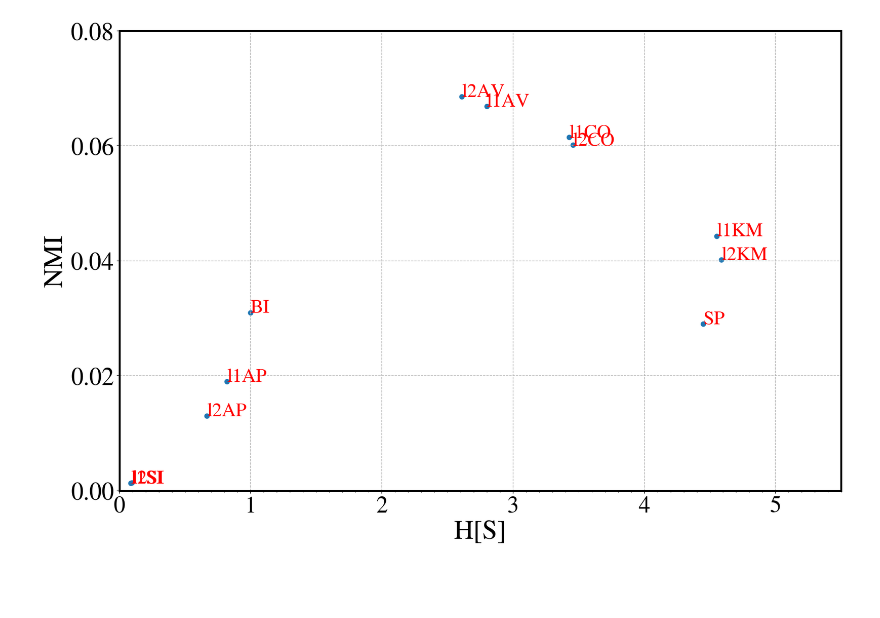
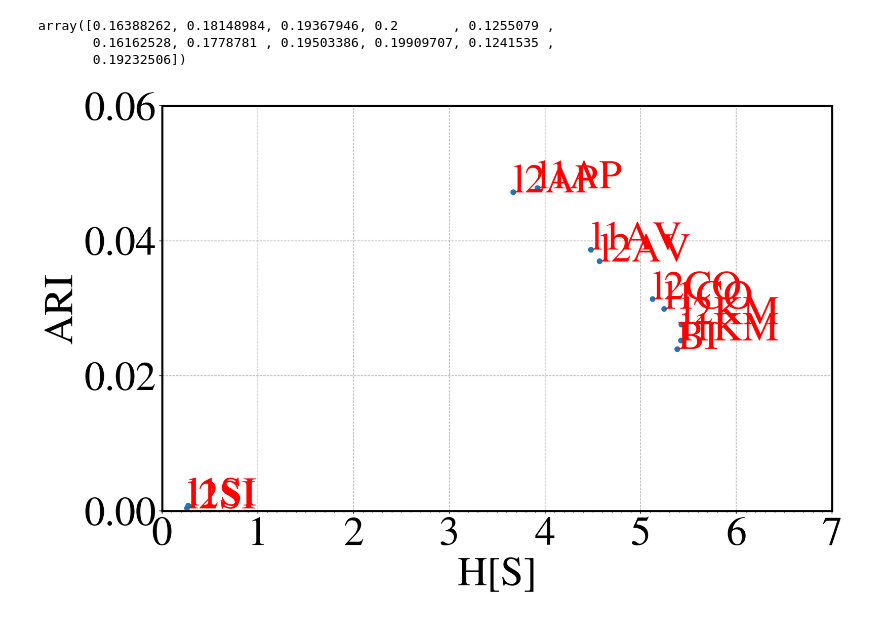
Before and after one commit to Sandipan99/Ranking_cluster_algorithms, a Jupyter notebook: Plot.ipynb, the cells around one changed output. Drawn from its saved outputs; the diff is of its cells as text; code cells hidden in the pictures; blank space fills up the shorter version.

```diff
--- a/Plot.ipynb
+++ b/Plot.ipynb
@@ -7,18 +7,18 @@ import matplotlib as mpl
 %matplotlib inline
 %config InlineBackend.figure_format = 'retina'
 # %%
-mpl.rcParams['xtick.labelsize'] = 30
-mpl.rcParams['ytick.labelsize'] = 32
-mpl.rcParams['font.size'] = 20
+mpl.rcParams['xtick.labelsize'] = 50
+mpl.rcParams['ytick.labelsize'] = 50
+mpl.rcParams['font.size'] = 50
 mpl.rcParams['figure.figsize'] =  15,10
-mpl.rcParams['axes.labelsize'] = 35
+mpl.rcParams['axes.labelsize'] = 50
 mpl.rcParams['mathtext.fontset'] = 'stix'
 mpl.rcParams['font.family'] = 'STIXGeneral'
 mpl.rcParams['axes.linewidth'] = 2.5
 # %%
 import numpy as np
 # %%
-data = np.loadtxt('Data-GT/abalone/results_to_plot',delimiter='\t')
+data = np.loadtxt('Data-GT/Whitewine/results_to_plot',delimiter='	')
 # %%
 data.shape
 # %% [output]
@@ -32,6 +32,6 @@ array([2.79880173, 3.42796961, 4.55168448, 0.08548309, 2.60842941,
 # %%
 labels = []
-with open('Data-GT/abalone/all_labels') as fs:
+with open('Data-GT/Whitewine/all_labels') as fs:
     for line in fs:
         labels.append(line.strip())
 # %%
@@ -52,27 +60,33 @@ labels
+# %%
+data[:,2]
+# %% [output]
+array([0.16388262, 0.18148984, 0.19367946, 0.2       , 0.1255079 ,
+       0.16162528, 0.1778781 , 0.19503386, 0.19909707, 0.1241535 ,
+       0.19232506])
 # %%
 fig, ax = plt.subplots()
 majorLocator = MultipleLocator(1)
 majorFormatter = FormatStrFormatter('%d')
 minorLocator = MultipleLocator(0.1)
 
 ax.xaxis.set_major_locator(majorLocator)
 ax.xaxis.set_major_formatter(majorFormatter)
 ax.xaxis.set_minor_locator(minorLocator)
 plt.grid(linestyle='--')
 
-plt.ylim(0,0.08)
-y_pos = np.arange(0,0.1,step = 0.02)
+plt.ylim(0,0.06)
+y_pos = np.arange(0,0.08,step = 0.02)
 ax.set_yticks(y_pos)
-plt.xlim(0,5.5)
-plt.ylabel('NMI')
+plt.xlim(0,7)
+plt.ylabel('ARI')
 plt.xlabel('H[S]')
 
 ax.scatter(data[:,0],data[:,4])
 
 for i, txt in enumerate(labels):
-    ax.annotate(txt, (data[i,0], data[i,4]), color='r', fontsize=25)
+    ax.annotate(txt, (data[i,0], data[i,4]), color='r', fontsize=50)
 
 plt.tight_layout()
-plt.savefig('plots/abalone_ARI.pdf',dpi=200)
+plt.savefig('plots/crime_robr_ARI.pdf',dpi=200)
 # %% [output]
-[figure, old version]
+[figure, new version]
```
Also changed, not shown: parts of 6 cells of this notebook, 8 other files.
